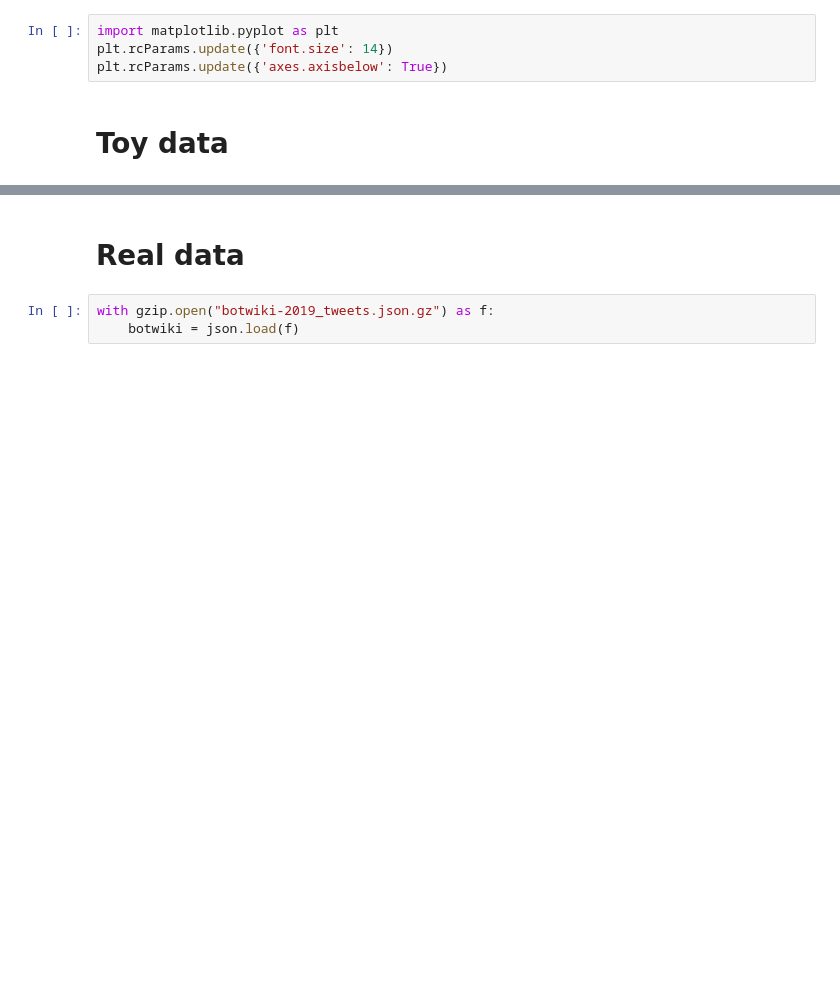
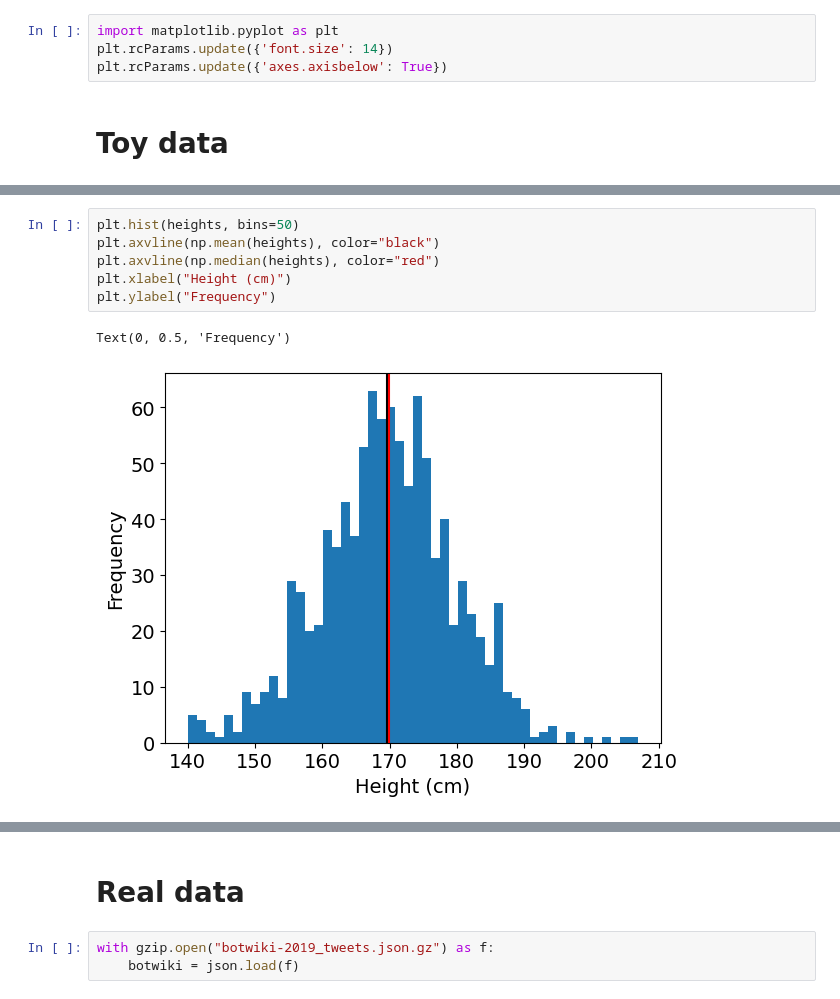
Before and after one commit to YangKCLab/social-media-ds-course, a Jupyter notebook: demos/stats/descriptive.ipynb, the cells around one changed output, grey strips where cells are left out. Cells and saved outputs as stored; diff of their text form; blank space fills up the shorter version.

```diff
--- a/demos/stats/descriptive.ipynb
+++ b/demos/stats/descriptive.ipynb
@@ -26,0 +39,9 @@ print(num_of_likes.median())
+# %%
+plt.hist(heights, bins=50)
+plt.axvline(np.mean(heights), color="black")
+plt.axvline(np.median(heights), color="red")
+plt.xlabel("Height (cm)")
+plt.ylabel("Frequency")
+# %% [output]
+Text(0, 0.5, 'Frequency')
+[figure, added]
```
Also changed, not shown: parts of 12 cells of this notebook, 1 other file.
